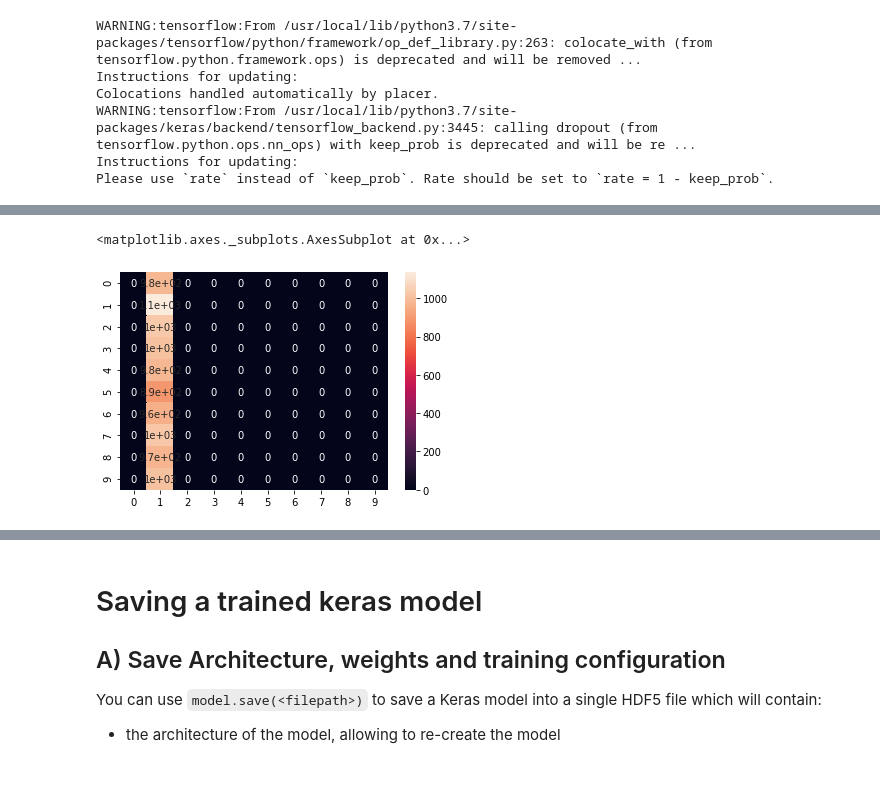
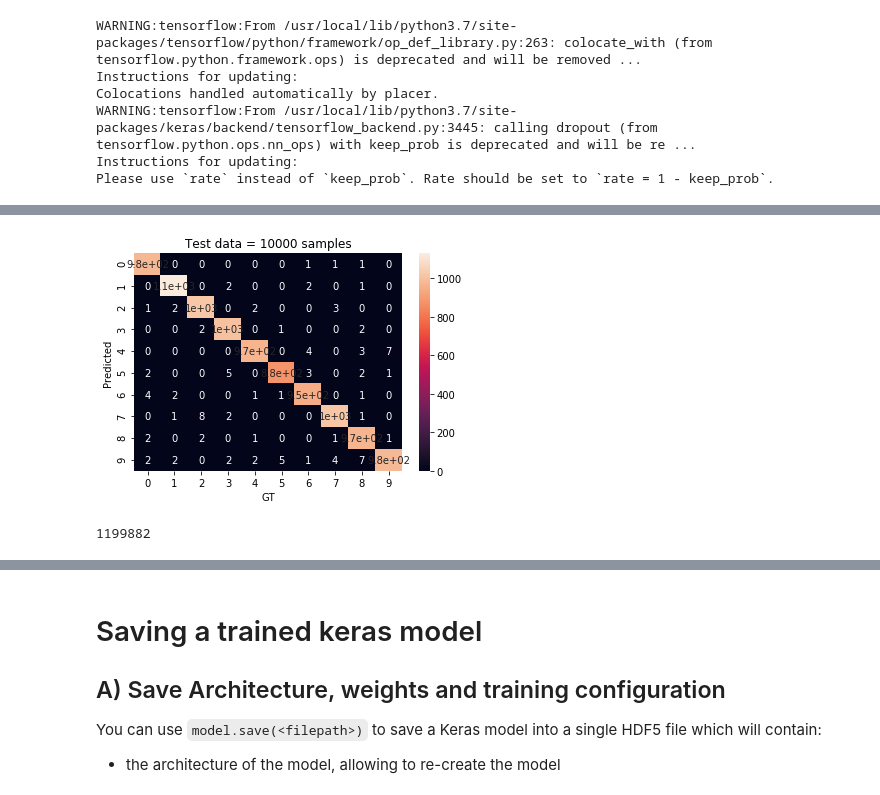
Before and after one commit to CarlosSanzDGP/neural-nets, a Jupyter notebook: 2-example-cnn-classification-mnist-keras.ipynb, the cells around one changed output, grey strips where cells are left out. Saved outputs shown, nothing was run; the diff lists cells and outputs as text; code cells hidden in the pictures.

```diff
--- a/2-example-cnn-classification-mnist-keras.ipynb
+++ b/2-example-cnn-classification-mnist-keras.ipynb
@@ -129,16 +144,24 @@ plt.show()
 # %%
 # Plot confusion matrix to have a more detailed view of cross-class missclassifications
 import seaborn as sns
 import numpy as np
 from sklearn.metrics import confusion_matrix
 
 ## Use argmax to project output probabilites as class index label
 y_pred = np.argmax(model.predict(x_test), axis=1)
 y_t = np.argmax(y_test, axis=1)
 
 cm = confusion_matrix(y_t, y_pred)
 
 sns.heatmap(cm, annot=True)
+plt.xlabel("GT")
+plt.ylabel("Predicted")
+plt.title(f"Test data = {len(y_pred)} samples")
+plt.show()
 # %% [output]
-<matplotlib.axes._subplots.AxesSubplot at 0x...>
-[figure, old version]
+[figure, new version]
+# %%
+# We have trained a model of...... PARAMETERS!!! WOOW
+model.count_params()
+# %% [output]
+1199882
```
Also changed, not shown: parts of 6 cells of this notebook, 3 other files.
